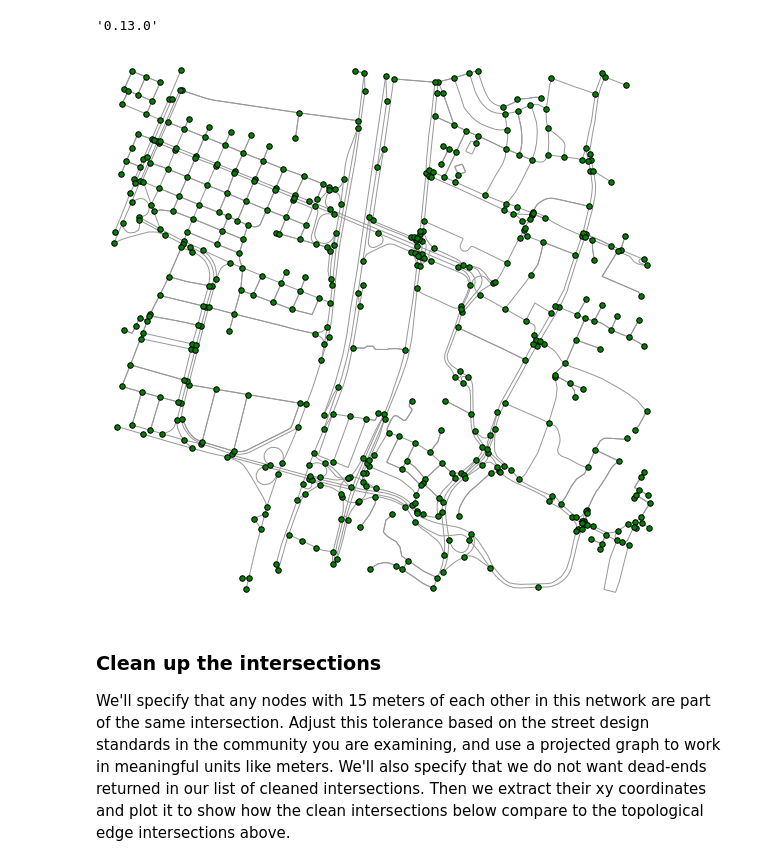
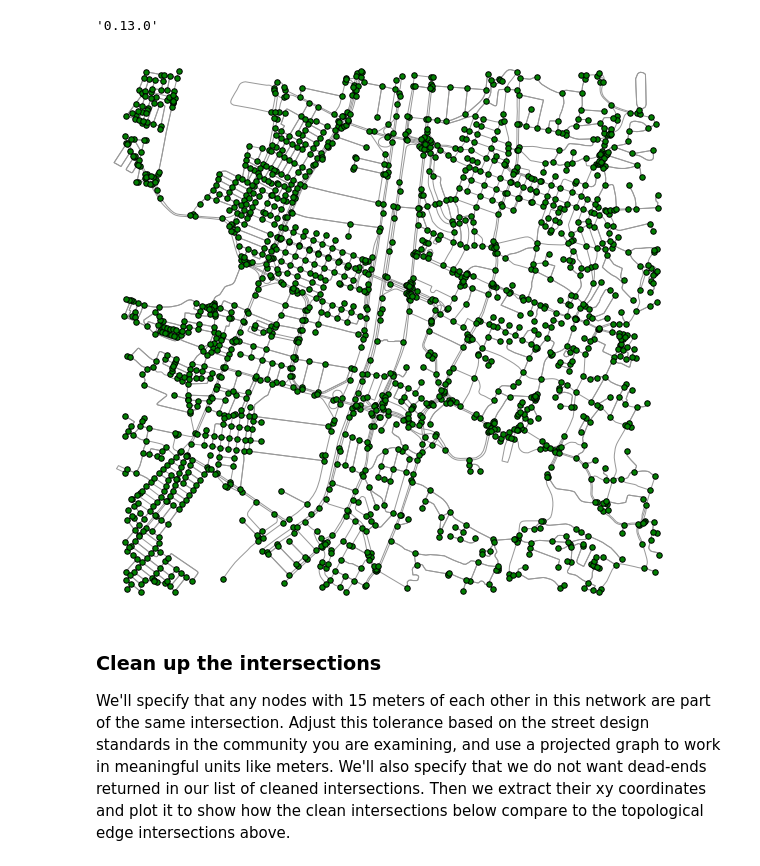
Before and after one commit to TheBaxes/medellin-covid-simulation, a Jupyter notebook: parallel-computing-final-project.ipynb, the cells around one changed output. Saved outputs shown, nothing was run; the diff lists cells and outputs as text; code cells hidden in the pictures.

```diff
--- a/parallel-computing-final-project.ipynb
+++ b/parallel-computing-final-project.ipynb
@@ -10,14 +11,14 @@ ox.__version__
 # %%
 # get a street network and plot it with all edge intersections
 address = 'Universidad EAFIT, Carrera 49, La Aguacatala, Comuna 14 - El Poblado, Zona Urbana Medellín, Medellín, Valle de Aburrá, Antioquia, 0500, Colombia'
 #address = "Parque Principal Sabaneta, Sabaneta, Valle de Aburrá, Antioquia, 055450, Colombia"
 #address = "Parque Lleras, El Poblado, Comuna 14 - El Poblado, Zona Urbana Medellín, Medellín, Valle de Aburrá, Antioquia, 0500, Colombia"
-G = ox.graph_from_address(address, network_type='drive', dist=1000)
+G = ox.graph_from_address(address, network_type='drive', dist=2000)
 G_proj = ox.project_graph(G)
 fig, ax = ox.plot_graph(G_proj, fig_height=10, node_color='green', node_size=30,
                         node_zorder=2, node_edgecolor='k')
 # %% [output]
-[figure, old version]
+[figure, new version]
 # %%
 G_proj_points, G_proj_ways= ox.graph_to_gdfs(G_proj)
 # %% [markdown]
```
Also changed, not shown: parts of 25 cells of this notebook, 13 other files.
